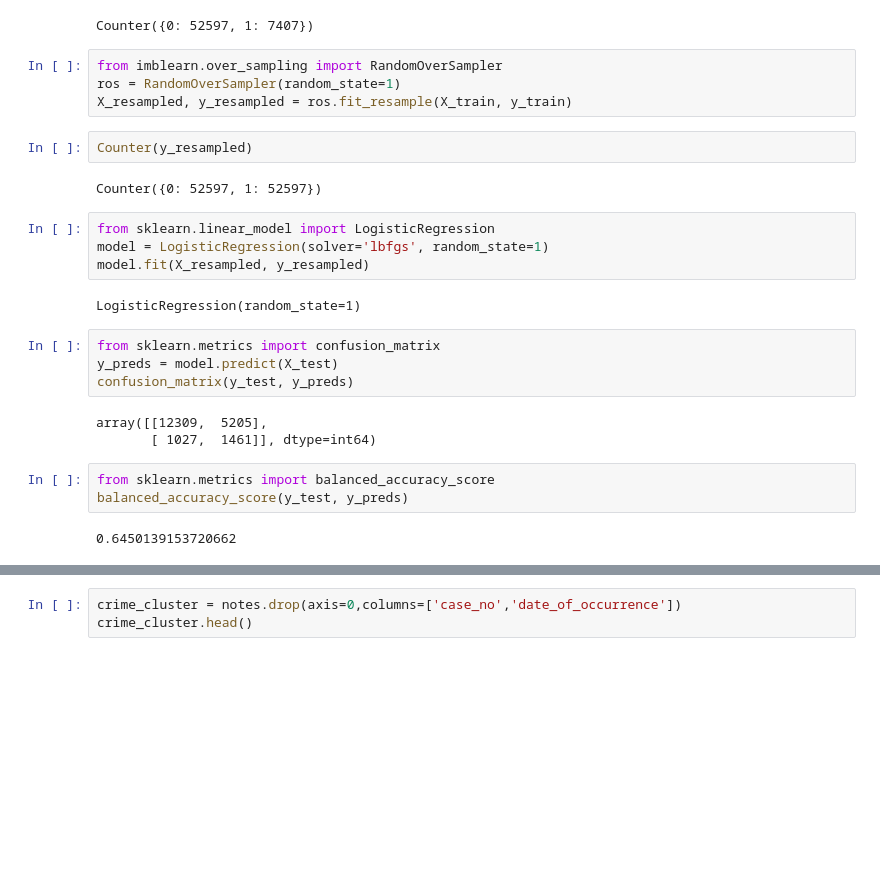
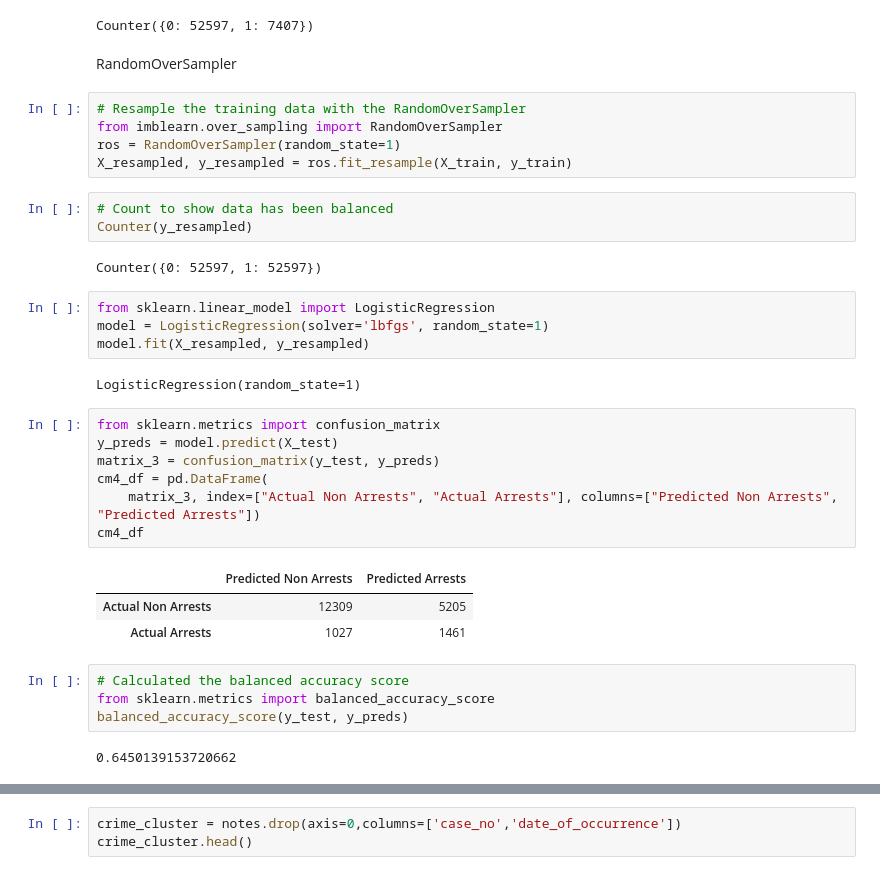
Before and after one commit to ninagoodwin88/Final-Project, a Jupyter notebook: docs/subfolder/Chicago_machine_learning.ipynb, the cells around one changed output, grey strips where cells are left out. Saved outputs shown, nothing was run; the diff lists cells and outputs as text; blank space fills up the shorter version.

```diff
--- a/docs/subfolder/Chicago_machine_learning.ipynb
+++ b/docs/subfolder/Chicago_machine_learning.ipynb
@@ -127,14 +118,18 @@ X_train, X_test, y_train, y_test = train_test_split(X, y, random_state=1)
 Counter(y_train)
 # %% [output]
 Counter({0: 52597, 1: 7407})
+# %% [markdown]
+RandomOverSampler
 # %%
+# Resample the training data with the RandomOverSampler
 from imblearn.over_sampling import RandomOverSampler
 ros = RandomOverSampler(random_state=1)
 X_resampled, y_resampled = ros.fit_resample(X_train, y_train)
-# %%
-Counter(y_resampled)
-# %% [output]
-Counter({0: 52597, 1: 52597})
+# %%
+# Count to show data has been balanced
+Counter(y_resampled)
+# %% [output]
+Counter({0: 52597, 1: 52597})
 # %%
 from sklearn.linear_model import LogisticRegression
 model = LogisticRegression(solver='lbfgs', random_state=1)
@@ -144,11 +139,16 @@ LogisticRegression(random_state=1)
 # %%
 from sklearn.metrics import confusion_matrix
 y_preds = model.predict(X_test)
-confusion_matrix(y_test, y_preds)
+matrix_3 = confusion_matrix(y_test, y_preds)
+cm4_df = pd.DataFrame(
+    matrix_3, index=["Actual Non Arrests", "Actual Arrests"], columns=["Predicted Non Arrests", "Predicted Arrests"])
+cm4_df
 # %% [output]
-array([[12309,  5205],
-       [ 1027,  1461]], dtype=int64)
+|  | Predicted Non Arrests | Predicted Arrests |
+| Actual Non Arrests | 12309 | 5205 |
+| Actual Arrests | 1027 | 1461 |
 # %%
+# Calculated the balanced accuracy score
 from sklearn.metrics import balanced_accuracy_score
 balanced_accuracy_score(y_test, y_preds)
 # %% [output]
```
Also changed, not shown: parts of 18 cells of this notebook.
